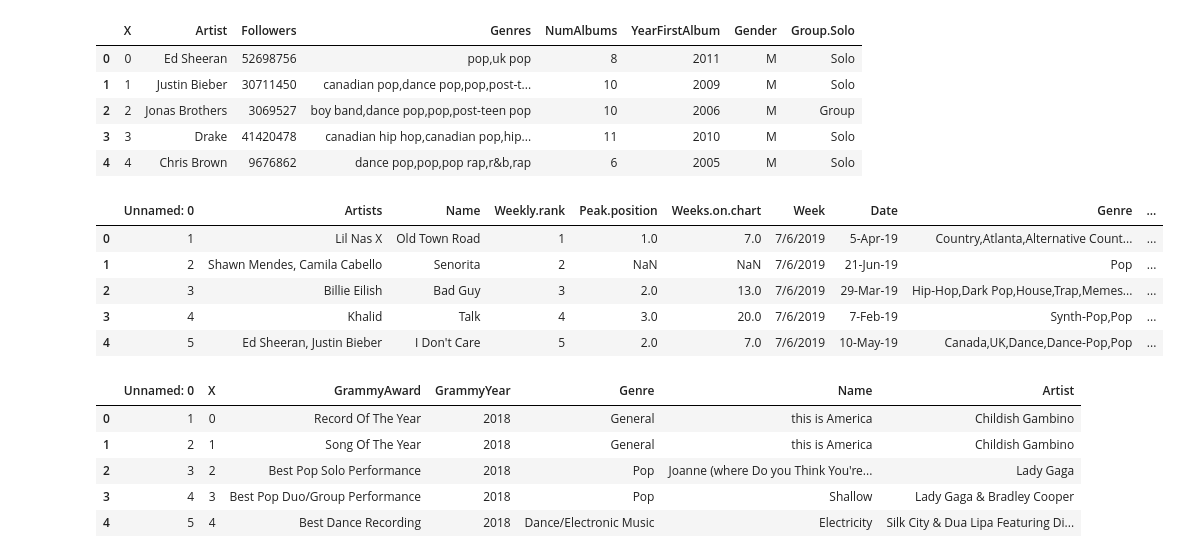
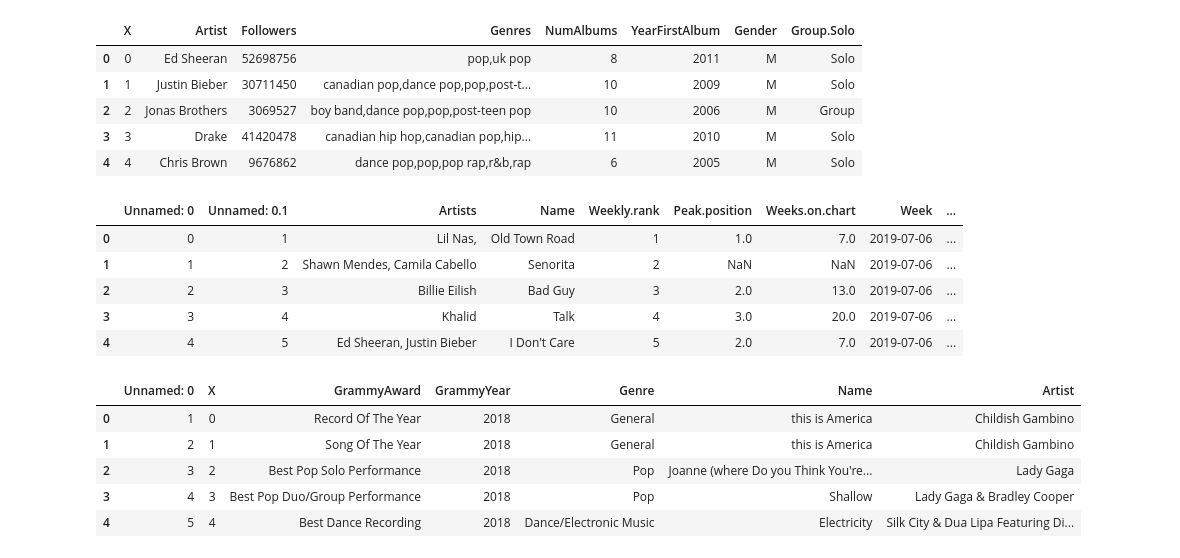
Before and after one commit to FrankJiang1208/project_2, a Jupyter notebook: ETL_MW.ipynb, the cells around one changed output. Saved outputs shown, nothing was run; the diff lists cells and outputs as text; code cells hidden in the pictures.

```diff
--- a/ETL_MW.ipynb
+++ b/ETL_MW.ipynb
@@ -19,16 +19,16 @@ artists_df.head()
 | 4 | 4 | Chris Brown | 9676862 | dance pop,pop,pop rap,r&b,rap | 6 | 2005 | M | Solo |
 # %%
 # Extraxting 'billboard' csv file and put it into Pandas DataFrame
-billboard_file = "Resources/billboardHot100_1999-2019.csv"
+billboard_file = "Resources/billboardHot100_1999-2019_sample.csv"
 billboard_df = pd.read_csv(billboard_file)
 billboard_df.head()
 # %% [output]
-|  | Unnamed: 0 | Artists | Name | Weekly.rank | Peak.position | Weeks.on.chart | Week | Date | Genre | ... |
-| 0 | 1 | Lil Nas X | Old Town Road | 1 | 1.0 | 7.0 | 7/6/2019 | 5-Apr-19 | Country,Atlanta,Alternative Count... | ... |
-| 1 | 2 | Shawn Mendes, Camila Cabello | Senorita | 2 | NaN | NaN | 7/6/2019 | 21-Jun-19 | Pop | ... |
-| 2 | 3 | Billie Eilish | Bad Guy | 3 | 2.0 | 13.0 | 7/6/2019 | 29-Mar-19 | Hip-Hop,Dark Pop,House,Trap,Memes... | ... |
-| 3 | 4 | Khalid | Talk | 4 | 3.0 | 20.0 | 7/6/2019 | 7-Feb-19 | Synth-Pop,Pop | ... |
-| 4 | 5 | Ed Sheeran, Justin Bieber | I Don't Care | 5 | 2.0 | 7.0 | 7/6/2019 | 10-May-19 | Canada,UK,Dance,Dance-Pop,Pop | ... |
+|  | Unnamed: 0 | Unnamed: 0.1 | Artists | Name | Weekly.rank | Peak.position | Weeks.on.chart | Week | ... |
+| 0 | 0 | 1 | Lil Nas, | Old Town Road | 1 | 1.0 | 7.0 | 2019-07-06 | ... |
+| 1 | 1 | 2 | Shawn Mendes, Camila Cabello | Senorita | 2 | NaN | NaN | 2019-07-06 | ... |
+| 2 | 2 | 3 | Billie Eilish | Bad Guy | 3 | 2.0 | 13.0 | 2019-07-06 | ... |
+| 3 | 3 | 4 | Khalid | Talk | 4 | 3.0 | 20.0 | 2019-07-06 | ... |
+| 4 | 4 | 5 | Ed Sheeran, Justin Bieber | I Don't Care | 5 | 2.0 | 7.0 | 2019-07-06 | ... |
 # %%
 # Extraxting 'grammy songs' csv file and put it into Pandas DataFrame
 grammy_songs_file = "Resources/grammySongs_1999-2019.csv"
```
Also changed, not shown: parts of 3 cells of this notebook, 2 other files.
